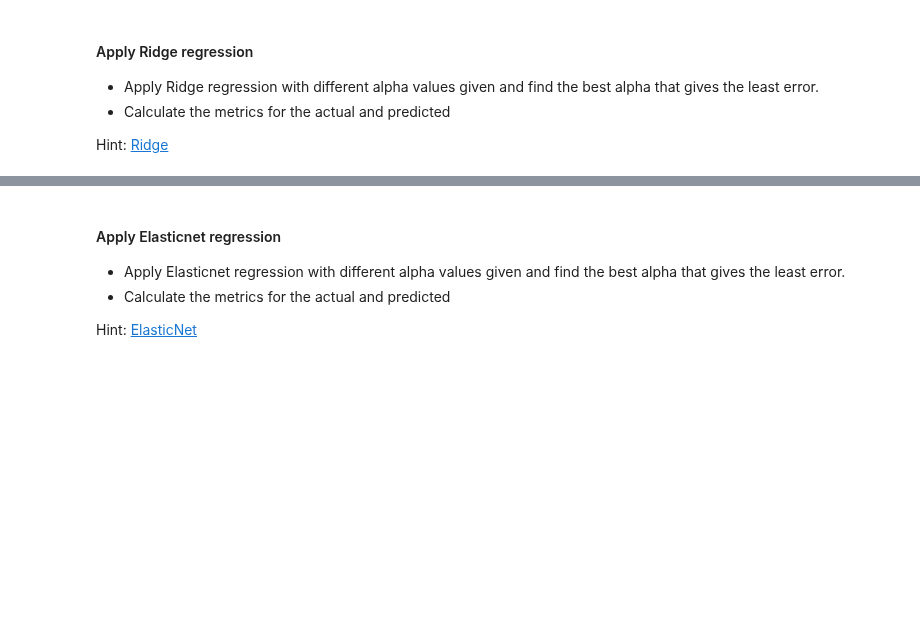
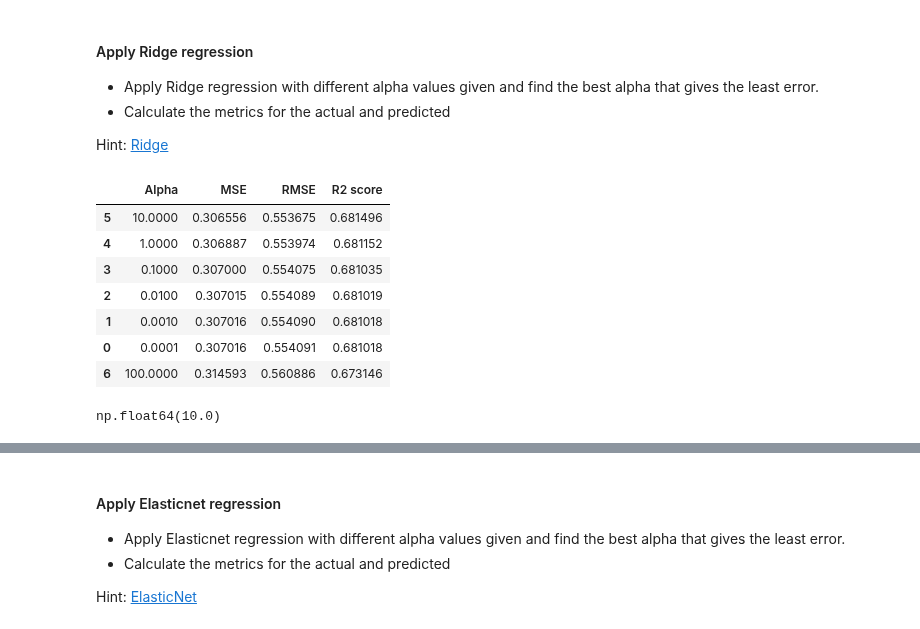
Before and after one commit to rajiv-ranjan/cds-mini-projects, a Jupyter notebook: m2/mini-project-1/M2_NB_MiniProject_1_LinearRegression_Regularization.ipynb, the cells around one changed output, grey strips where cells are left out. Saved outputs shown, nothing was run; the diff lists cells and outputs as text; code cells hidden in the pictures; blank space fills up the shorter version.

```diff
--- a/m2/mini-project-1/M2_NB_MiniProject_1_LinearRegression_Regularization.ipynb
+++ b/m2/mini-project-1/M2_NB_MiniProject_1_LinearRegression_Regularization.ipynb
@@ -733,3 +1064,32 @@ alpha = [0.0001, 0.001, 0.01, 0.1, 1, 10, 100]
 Hint: [Ridge](https://scikit-learn.org/stable/modules/generated/sklearn.linear_model.Ridge.html)
 # %%
 # YOUR CODE HERE
+alpha_error_result_dict_using_ridge, rmse_ridge_dict, r2_ridge_dict = {}, {}, {}
+intercept_dict_using_ridge, coefficient_dict_using_ridge = {}, {}
+for a in alpha:
+    rdg = linear_model.Ridge(alpha = a, random_state=42)
+    rdg.fit(X_train, y_train)
+    y_pred_using_ridge = rdg.predict(X_test)
+    mse_using_ridge = mean_squared_error(y_test, y_pred_using_ridge)
+    alpha_error_result_dict_using_ridge[a] = mse_using_ridge
+    rmse_ridge_dict[a] =np.sqrt(mse_using_ridge)
+    intercept_dict_using_ridge[a] = rdg.intercept_
+    coefficient_dict_using_ridge[a] = rdg.coef_
+    r2_ridge_dict[a]=r2_score(y_test, y_pred_using_ridge)
+# %%
+ridge_df = pd.DataFrame({"Alpha": alpha_error_result_dict_using_ridge.keys(), 'MSE':alpha_error_result_dict_using_ridge.values(), 'RMSE': rmse_ridge_dict.values(), 'R2 score': r2_ridge_dict.values() })
+ridge_df = ridge_df.sort_values(by=['MSE'])
+ridge_df
+# %% [output]
+|  | Alpha | MSE | RMSE | R2 score |
+| 5 | 10.0000 | 0.306556 | 0.553675 | 0.681496 |
+| 4 | 1.0000 | 0.306887 | 0.553974 | 0.681152 |
+| 3 | 0.1000 | 0.307000 | 0.554075 | 0.681035 |
+| 2 | 0.0100 | 0.307015 | 0.554089 | 0.681019 |
+| 1 | 0.0010 | 0.307016 | 0.554090 | 0.681018 |
+| 0 | 0.0001 | 0.307016 | 0.554091 | 0.681018 |
+| 6 | 100.0000 | 0.314593 | 0.560886 | 0.673146 |
+# %%
+ridge_df.iloc[0]['Alpha']
+# %% [output]
+np.float64(10.0)
```
Also changed, not shown: parts of 38 cells of this notebook, 1 other file.
